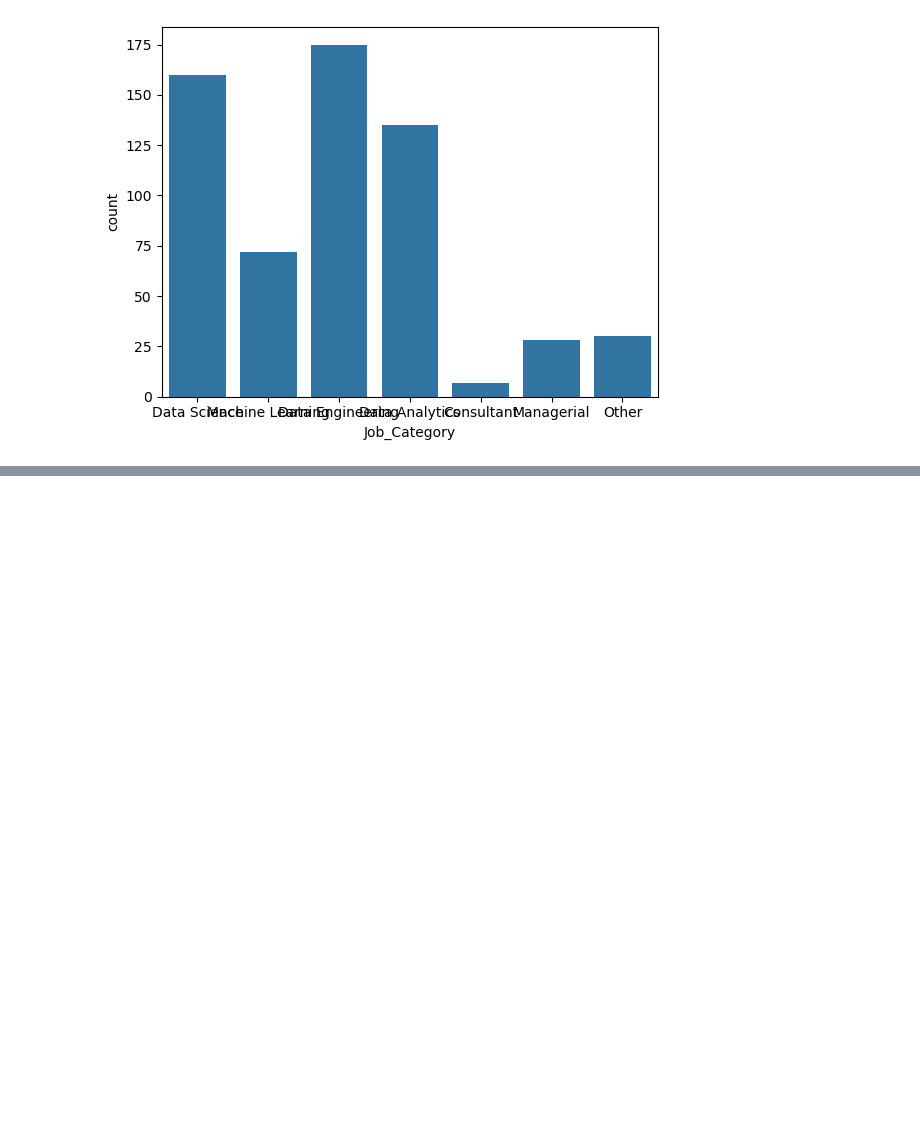
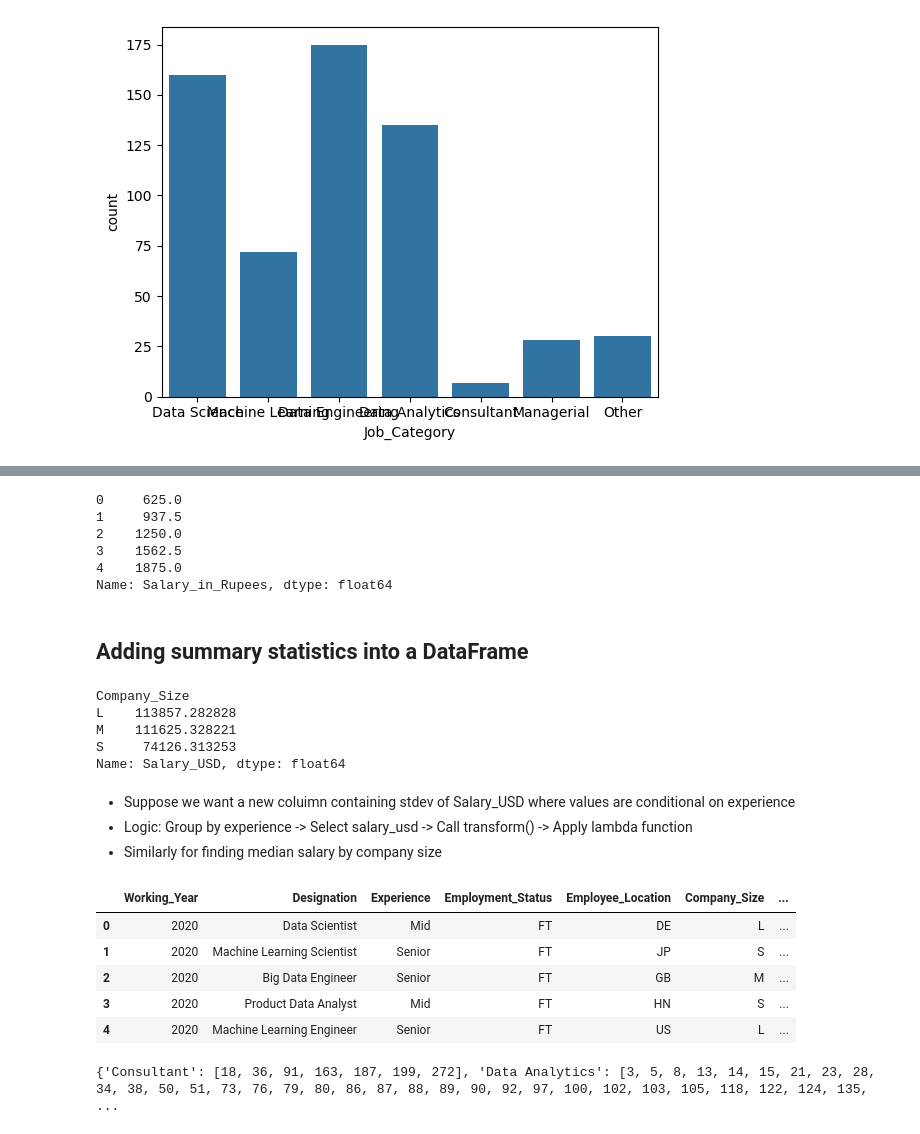
Before and after one commit to LucasFinney/data-portfolio, a Jupyter notebook: Exploratory Data Analysis in Python/Data Cleaning and Imputation.ipynb, the cells around one changed output, grey strips where cells are left out. Saved outputs shown, nothing was run; the diff lists cells and outputs as text; code cells hidden in the pictures; blank space fills up the shorter version.

Commit message:
Finished data cleaning notebook

```diff
--- a/Exploratory Data Analysis in Python/Data Cleaning and Imputation.ipynb
+++ b/Exploratory Data Analysis in Python/Data Cleaning and Imputation.ipynb
@@ -207,0 +215,46 @@ plt.show()
+# %%
+# Create a series of values in rupees to illustrate conversion methods in a new series, using object type and commas
+rupees = pd.Series(["50,000", "75,000", "100,000", "125,000", "150,000"], name="Salary_in_Rupees")
+# Remove the commas
+rupees_no_commas = rupees.str.replace(",", "")
+# Convert to numeric type and divide by 80 to get dollars
+rupees_in_dollars = rupees_no_commas.astype(float) / 80
+print(rupees_in_dollars)
+# %% [output]
+0     625.0
+1     937.5
+2    1250.0
+3    1562.5
+4    1875.0
+Name: Salary_in_Rupees, dtype: float64
+# %% [markdown]
+## Adding summary statistics into a DataFrame
+# %%
+# Ex1. Finding mean salary by company size as a summary table
+salaries.groupby("Company_Size")["Salary_USD"].mean()
+# %% [output]
+Company_Size
+L    113857.282828
+M    111625.328221
+S     74126.313253
+Name: Salary_USD, dtype: float64
+# %% [markdown]
+- Suppose we want a new coluimn containing stdev of Salary_USD where values are conditional on experience
+- Logic: Group by experience -> Select salary_usd -> Call transform() -> Apply lambda function
+- Similarly for finding median salary by company size
+# %%
+salaries["std_dev"] = salaries.groupby("Experience")["Salary_USD"].transform(lambda x: x.std())
+salaries["median_by_comp_size"] = salaries.groupby("Company_Size")\
+    ["Salary_USD"].transform(lambda x: x.median())
+salaries.head()
+# %% [output]
+|  | Working_Year | Designation | Experience | Employment_Status | Employee_Location | Company_Size | ... |
+| 0 | 2020 | Data Scientist | Mid | FT | DE | L | ... |
+| 1 | 2020 | Machine Learning Scientist | Senior | FT | JP | S | ... |
+| 2 | 2020 | Big Data Engineer | Senior | FT | GB | M | ... |
+| 3 | 2020 | Product Data Analyst | Mid | FT | HN | S | ... |
+| 4 | 2020 | Machine Learning Engineer | Senior | FT | US | L | ... |
+# %%
+salaries.groupby("Job_Category").groups
+# %% [output]
+{'Consultant': [18, 36, 91, 163, 187, 199, 272], 'Data Analytics': [3, 5, 8, 13, 14, 15, 21, 23, 28, 34, 38, 50, 51, 73, 76, 79, 80, 86, 87, 88, 89, 90, 92, 97, 100, 102, 103, 105, 118, 122, 124, 135, ...
```
Also changed, not shown: parts of 3 cells of this notebook.
